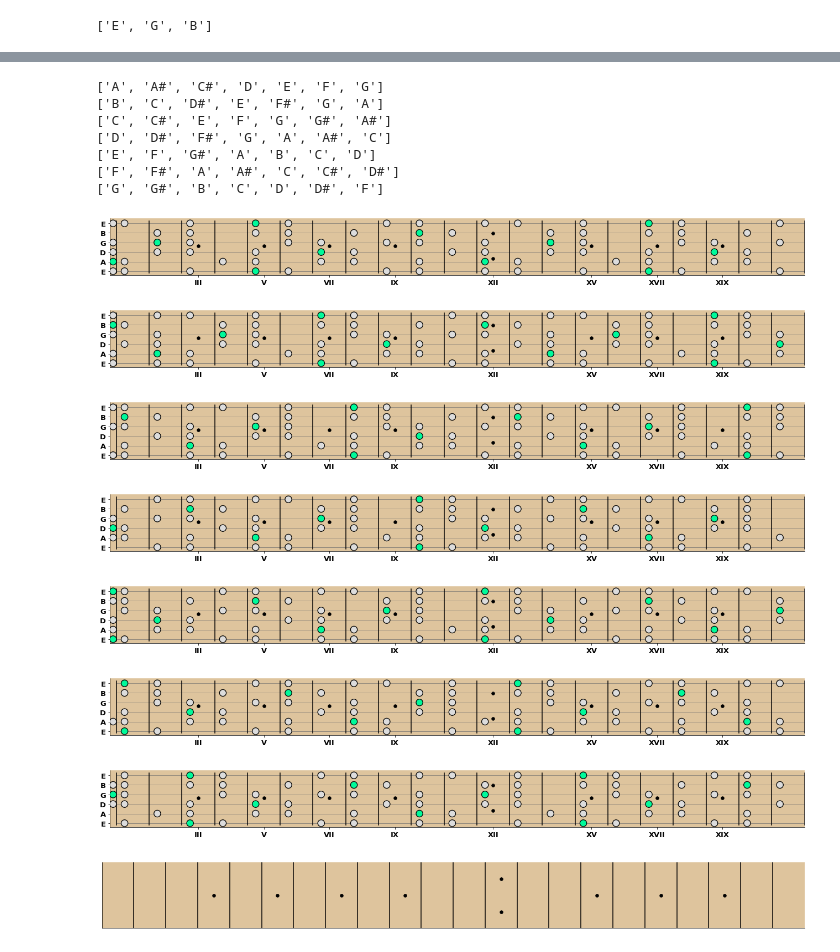
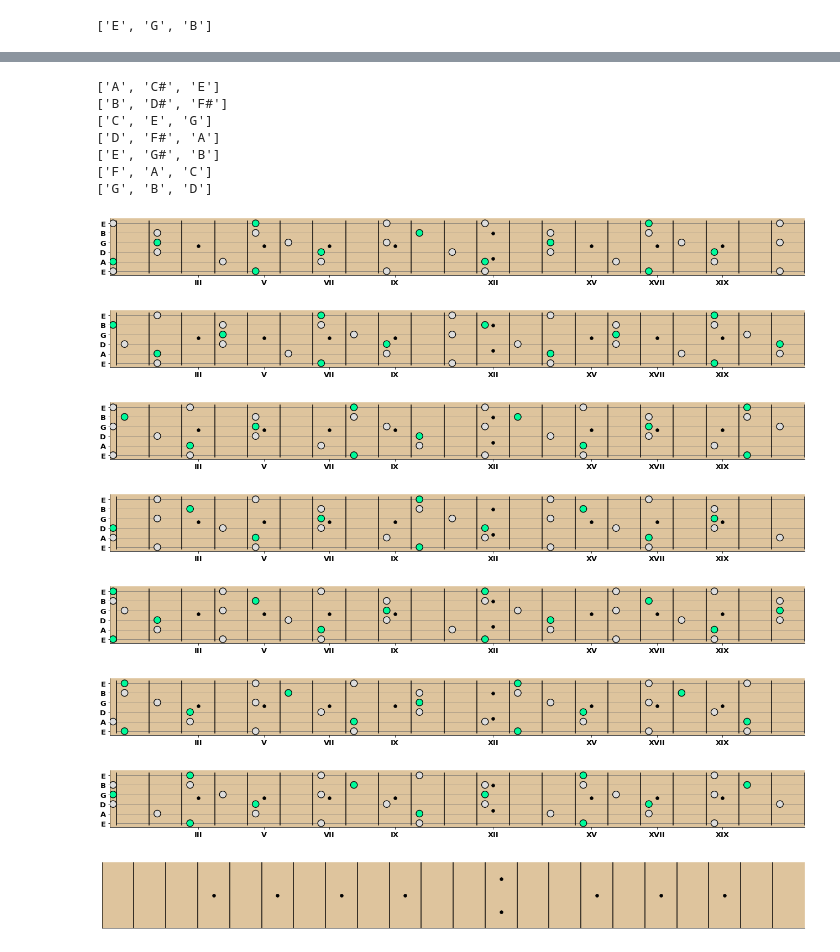
Before and after one commit to dantaki/music, a Jupyter notebook: music.ipynb, the cells around one changed output, grey strips where cells are left out. Saved outputs shown, nothing was run; the diff lists cells and outputs as text; code cells hidden in the pictures.

```diff
--- a/music.ipynb
+++ b/music.ipynb
@@ -167,9 +167,9 @@ print(cph)
 amin= M.return_notes('D','pentatonic','minor')
 cmaj = M.return_notes('B','triad','minor')
 #3 5 7 9
-s = M.return_notes('G','phrygian','dominant')
+s = M.return_notes('G','pentatonic','minor')
 G = Guitar(M)
 G.fret_notes(s)
-G.f.savefig("img/scales/g_minor_harmonic_phrygian.svg")
+#G.f.savefig("img/scales/g_minor_harmonic_phrygian.svg")
 # %% [output]
 ['E', 'G', 'A', 'B', 'D']
@@ -176,0 +177,9 @@ G.f.savefig("img/scales/g_minor_harmonic_phrygian.svg")
+# %%
+n = ['A','B','C','D','E','F','G','G#']
+for n_ in n:
+    M = Music()
+    s = M.return_notes(n_,'pentatonic','minor')
+    G = Guitar(M)
+    print(s)
+    G.fret_notes(s)
+    G.f.savefig("img/scales/{}_pentatonic_minor.svg".format(n_))
@@ -177,26 +203,27 @@ G.f.savefig("img/scales/g_minor_harmonic_phrygian.svg")
 # %%
 n = ['A','B','C','D','E','F','G']
 for n_ in n:
     M = Music()
-    s = M.return_notes(n_,'phrygian','dominant')
+    s = M.return_notes(n_,'triad','major')
     G = Guitar(M)
     print(s)
     G.fret_notes(s)
+    G.f.savefig("img/scales/{}_major_triad.svg".format(n_))
 # %% [output]
-['A', 'A#', 'C#', 'D', 'E', 'F', 'G']
-['B', 'C', 'D#', 'E', 'F#', 'G', 'A']
-['C', 'C#', 'E', 'F', 'G', 'G#', 'A#']
-['D', 'D#', 'F#', 'G', 'A', 'A#', 'C']
-['E', 'F', 'G#', 'A', 'B', 'C', 'D']
-['F', 'F#', 'A', 'A#', 'C', 'C#', 'D#']
-['G', 'G#', 'B', 'C', 'D', 'D#', 'F']
+['A', 'C#', 'E']
+['B', 'D#', 'F#']
+['C', 'E', 'G']
+['D', 'F#', 'A']
+['E', 'G#', 'B']
+['F', 'A', 'C']
+['G', 'B', 'D']
-[figure, old version]
+[figure, new version]
-[figure, old version]
+[figure, new version]
-[figure, old version]
+[figure, new version]
-[figure, old version]
+[figure, new version]
-[figure, old version]
+[figure, new version]
-[figure, old version]
+[figure, new version]
-[figure, old version]
+[figure, new version]
 # %%
 f, ax = plt.subplots(1,1,figsize=(18,2))
 
```
Also changed, not shown: parts of 2 cells of this notebook, 19 other files.
